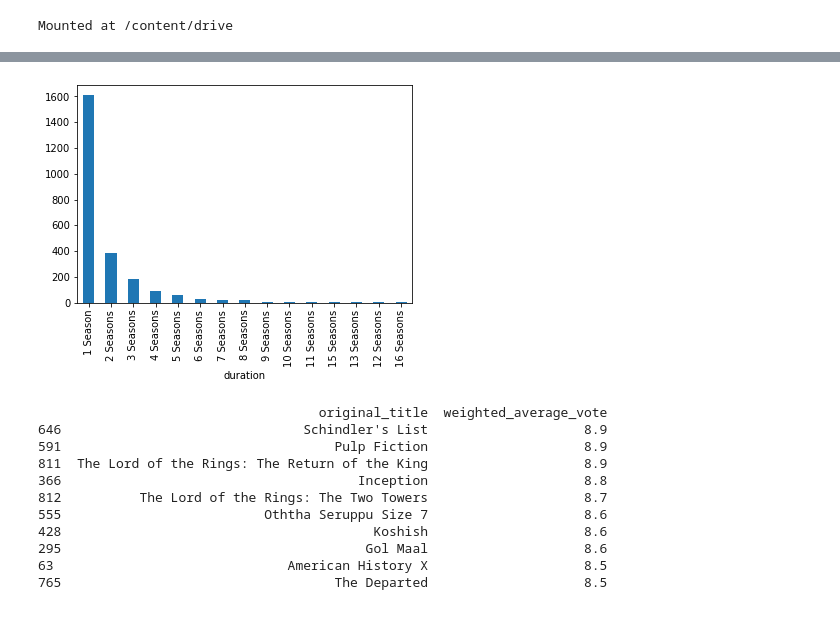
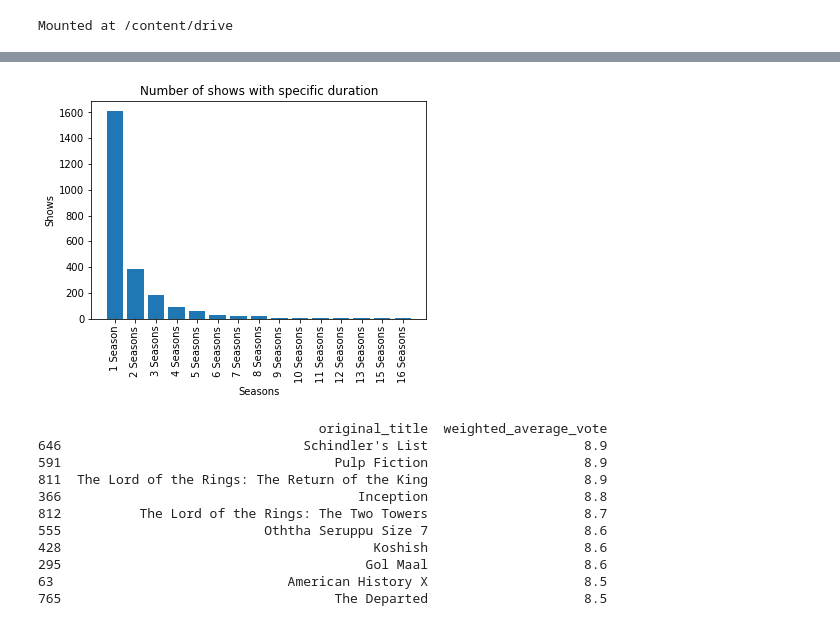
Before and after one commit to Uni-2018-n/tede_1, a Jupyter notebook: que_7-11.ipynb, the cells around one changed output, grey strips where cells are left out. Drawn from its saved outputs; the diff is of its cells as text; code cells hidden in the pictures.

```diff
--- a/que_7-11.ipynb
+++ b/que_7-11.ipynb
@@ -64,13 +80,19 @@ ex_9_b(10) #TODO: make this int only
 # %%
 def ex_10():
     df= netflix.dropna(subset=['type', 'duration', 'show_id'])
     shows = df[df['type'] == "TV Show"]
-    seasons = shows.groupby(by=['duration'])['show_id'].count()
-    seasons = seasons.sort_values(ascending=False)
-    seasons.plot(kind='bar') #TODO: better in bar graph?
+    seasons = shows.groupby(by=['duration']).agg(count_col=pd.NamedAgg(column="show_id", aggfunc="count"))
+    seasons = seasons.sort_values(by=['count_col'], ascending=False) #TODO: fix sort
+
+    plt.title("Number of shows with specific duration")
+    plt.xlabel("Seasons")
+    plt.ylabel("Shows")
+    plt.xticks(rotation=90)
+    plt.bar(seasons.index, seasons['count_col'])
+    plt.show()
 ex_10()
 # %% [output]
-[figure, old version]
+[figure, new version]
 # %%
 def ex_11():
     df_netflix = netflix.dropna(subset=['title', 'release_year', 'director'])
```
Also changed, not shown: parts of 4 cells of this notebook.
